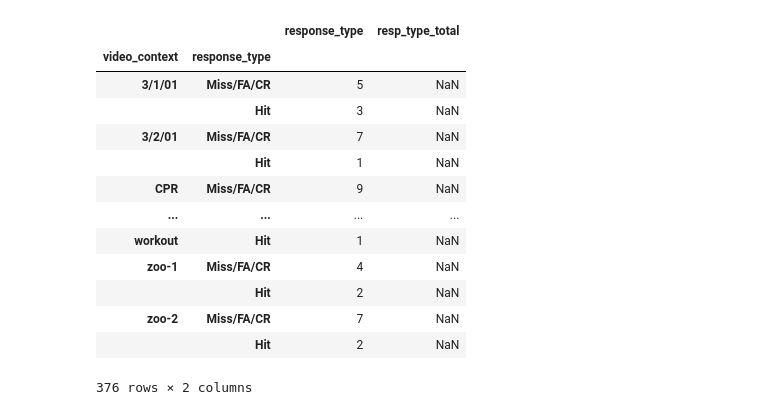
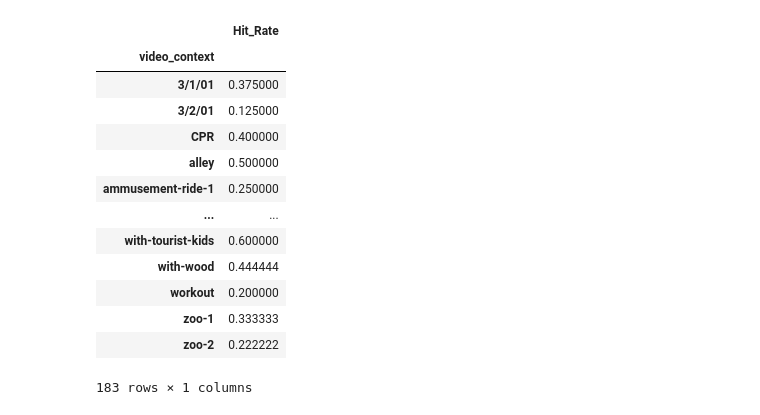
Before and after one commit to zion-walker/travelers, a Jupyter notebook: min-travels_code.ipynb, the cells around one changed output. Cells and saved outputs as stored; diff of their text form; code cells hidden in the pictures.

```diff
--- a/min-travels_code.ipynb
+++ b/min-travels_code.ipynb
@@ -194,21 +107,32 @@ Name: video_context, Length: 194, dtype: int64
 # %%
 # can we find a way to put both of these values into a dataframe so that we can calculate hit rate?
 
 hit = pd.DataFrame(recog_test_data.groupby(['video_context'])['response_type'].value_counts(), columns = ['response_type', 'resp_type_total'])
-hit
-# maybe I could convert the value counts of video context into their own series and then incorperate them as the next column.
+hit['resp_type_total'] = hit.groupby('video_context')['response_type'].transform('sum')
+hit = hit.rename(columns={'response_type' : 'response_count'})
+#fix formatting
+hit = hit.reset_index(0)
+hit = hit.reset_index(0)
+organized_data = hit.reindex(columns= ['video_context', 'response_type', 'response_count','resp_type_total'])
+# drop Miss/FA/CR response counts
+clean_HR_data = organized_data[(organized_data.response_type == "Hit")]
+clean_HR_data
+#final table!
+HR_per_mas_data = pd.DataFrame(clean_HR_data, columns = ['video_context', 'Hit_Rate'])
+HR_per_mas_data['Hit_Rate'] = clean_HR_data['response_count'] / clean_HR_data['resp_type_total']
+HR_per_mas_data.set_index('video_context')
 # %% [output]
-|  |  | response_type | resp_type_total |
-| video_context | response_type |  |  |
-| 3/1/01 | Miss/FA/CR | 5 | NaN |
-|  | Hit | 3 | NaN |
-| 3/2/01 | Miss/FA/CR | 7 | NaN |
-|  | Hit | 1 | NaN |
-| CPR | Miss/FA/CR | 9 | NaN |
-| ... | ... | ... | ... |
-| workout | Hit | 1 | NaN |
-| zoo-1 | Miss/FA/CR | 4 | NaN |
-|  | Hit | 2 | NaN |
-| zoo-2 | Miss/FA/CR | 7 | NaN |
-|  | Hit | 2 | NaN |
+|  | Hit_Rate |
+| video_context |  |
+| 3/1/01 | 0.375000 |
+| 3/2/01 | 0.125000 |
+| CPR | 0.400000 |
+| alley | 0.500000 |
+| ammusement-ride-1 | 0.250000 |
+| ... | ... |
+| with-tourist-kids | 0.600000 |
+| with-wood | 0.444444 |
+| workout | 0.200000 |
+| zoo-1 | 0.333333 |
+| zoo-2 | 0.222222 |
-376 rows × 2 columns
+183 rows × 1 columns
```
Also changed, not shown: parts of 15 cells of this notebook.
